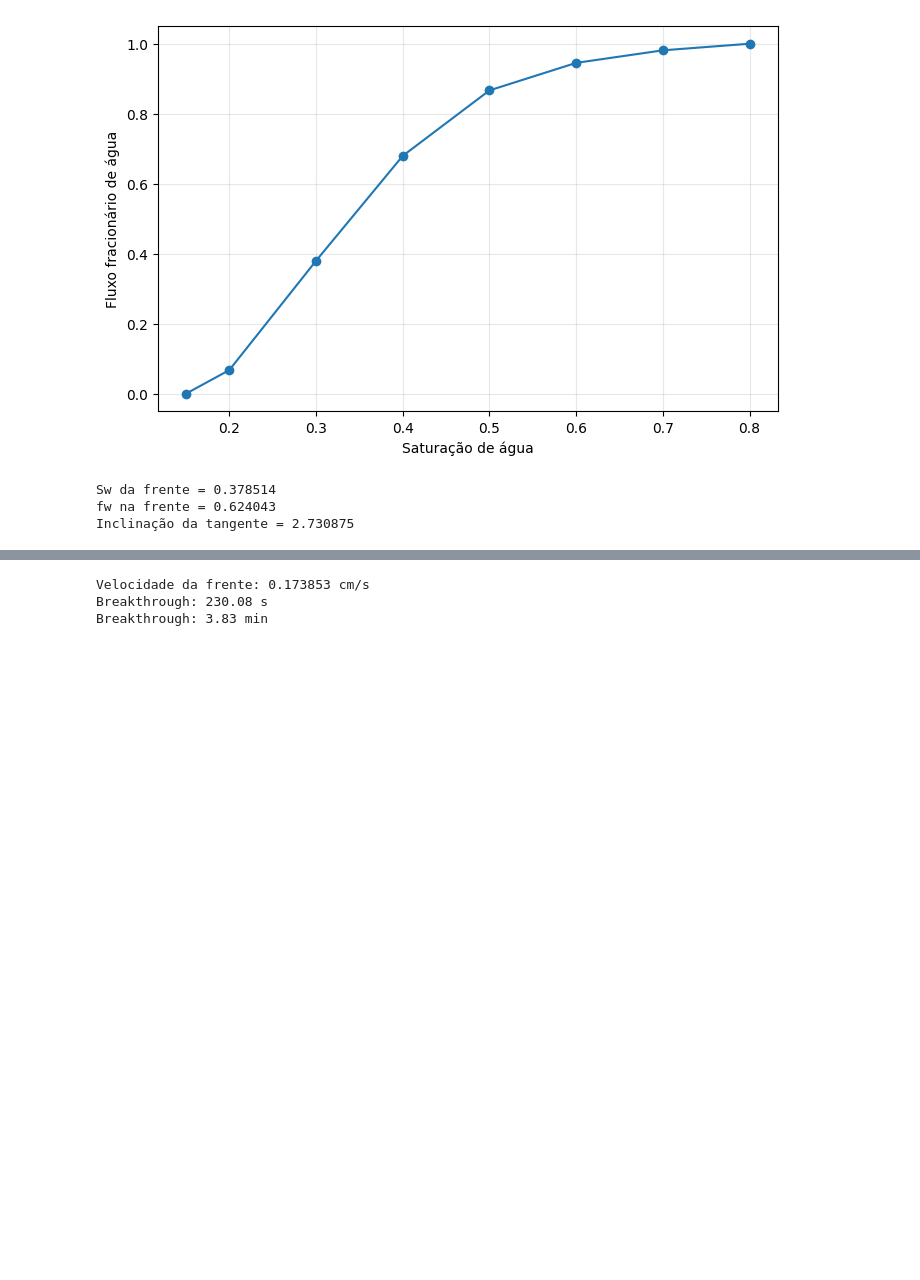
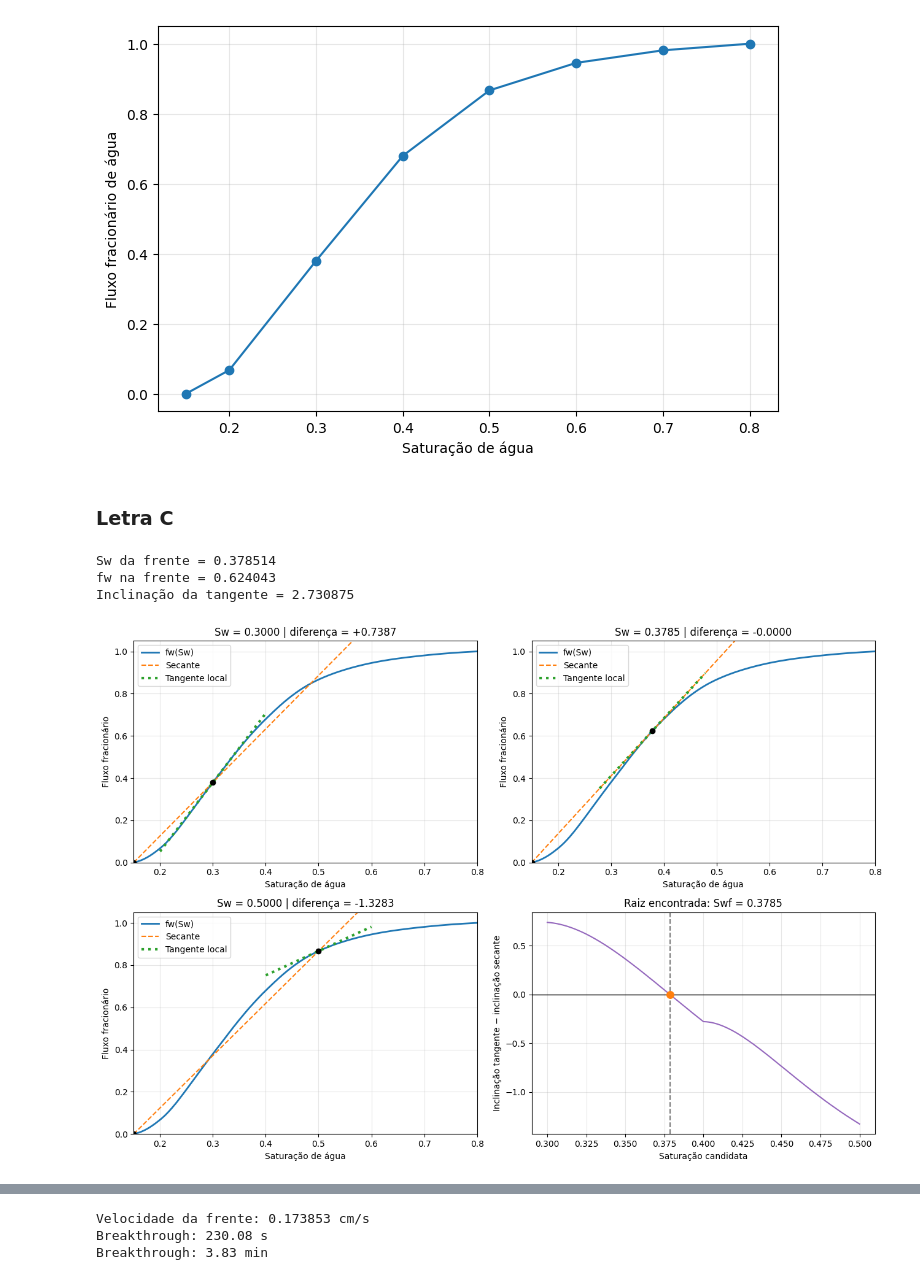
Before and after one commit to LucaMAinstein/pucrio_esc_meios_porosos, a Jupyter notebook: Ainstein_Luca_Lista3_EscPor.ipynb, the cells around one changed output, grey strips where cells are left out. Drawn from its saved outputs; the diff is of its cells as text; code cells hidden in the pictures; blank space fills up the shorter version.

```diff
--- a/Ainstein_Luca_Lista3_EscPor.ipynb
+++ b/Ainstein_Luca_Lista3_EscPor.ipynb
@@ -236,6 +215,8 @@ plt.show()
 | 6 | 0.70 | 0.05 | 0.260 | 0.981132 |
 | 7 | 0.80 | 0.00 | 0.350 | 1.000000 |
 [figure]
+# %% [markdown]
+### Letra C
 # %%
 krw = PchipInterpolator(df["Sw"], df["krw"], extrapolate=False)
 kro = PchipInterpolator(df["Sw"], df["kro"], extrapolate=False)
@@ -274,3 +255,75 @@ print(f"Inclinação da tangente = {m:.6f}")
 Sw da frente = 0.378514
 fw na frente = 0.624043
 Inclinação da tangente = 2.730875
+# %%
+S = np.linspace(Swi, 0.8, 600)
+
+fig, axs = plt.subplots(2, 2, figsize=(13, 9))
+
+# Três candidatos: antes, na solução e depois
+for ax, s in zip(axs.flat[:3], [0.30, Swf, 0.50]):
+
+    f = float(fw(s))
+
+    # Inclinação da reta que parte do estado inicial
+    m_sec = (f - fw_i) / (s - Swi)
+
+    # Inclinação da curva no ponto candidato
+    m_tan = float(dfw(s))
+
+    # Curva de fluxo fracionário
+    ax.plot(S, fw(S), color="tab:blue", lw=2, label="fw(Sw)")
+
+    # Secante: y = y_inicial + m_sec * (x - x_inicial)
+    ax.plot(
+        S, fw_i + m_sec * (S - Swi),
+        "--", color="tab:orange", label="Secante"
+    )
+
+    # Tangente local: y = f(s) + f'(s) * (x - s)
+    local = np.linspace(
+        max(Swi, s - 0.10),
+        min(0.8, s + 0.10),
+        100
+    )
+
+    ax.plot(
+        local, f + m_tan * (local - s),
+        ":", color="tab:green", lw=3, label="Tangente local"
+    )
+
+    ax.scatter([Swi, s], [fw_i, f], color="black", zorder=5)
+
+    ax.set(
+        title=f"Sw = {s:.4f} | diferença = {m_tan - m_sec:+.4f}",
+        xlabel="Saturação de água",
+        ylabel="Fluxo fracionário",
+        xlim=(Swi, 0.8),
+        ylim=(0, 1.05)
+    )
+
+    ax.grid(alpha=0.3)
+    ax.legend()
+
+# Função que o brentq zera
+ax = axs[1, 1]
+
+S_busca = np.linspace(0.30, 0.50, 600)
+
+ax.plot(S_busca, condicao_frente(S_busca), color="tab:purple")
+ax.axhline(0, color="black", lw=1)
+ax.axvline(Swf, color="gray", linestyle="--")
+ax.scatter([Swf], [0], color="tab:orange", s=70, zorder=5)
+
+ax.set(
+    title=f"Raiz encontrada: Swf = {Swf:.4f}",
+    xlabel="Saturação candidata",
+    ylabel="Inclinação tangente − inclinação secante"
+)
+
+ax.grid(alpha=0.3)
+
+plt.tight_layout()
+plt.show()
+# %% [output]
+[figure, added]
```
Also changed, not shown: parts of 4 cells of this notebook.
